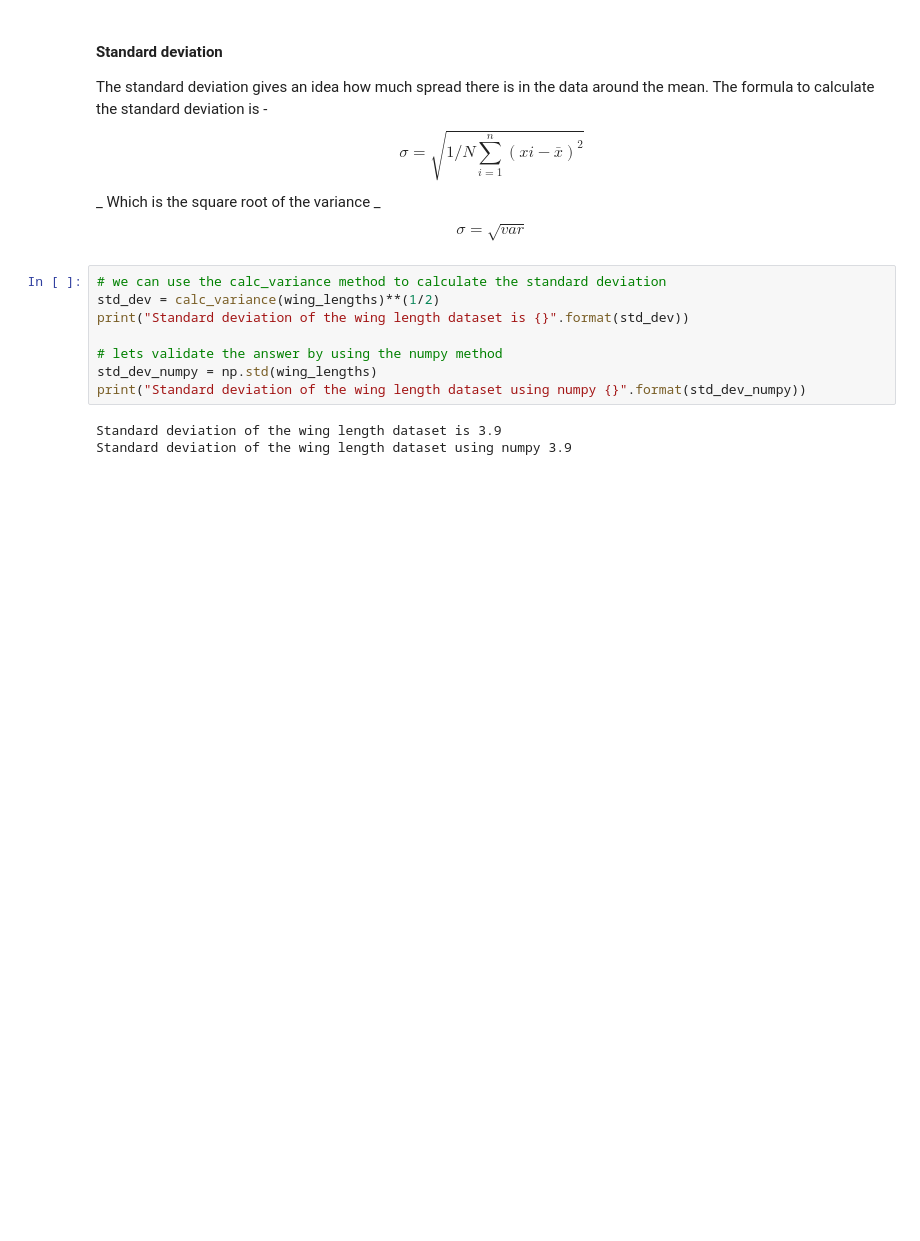
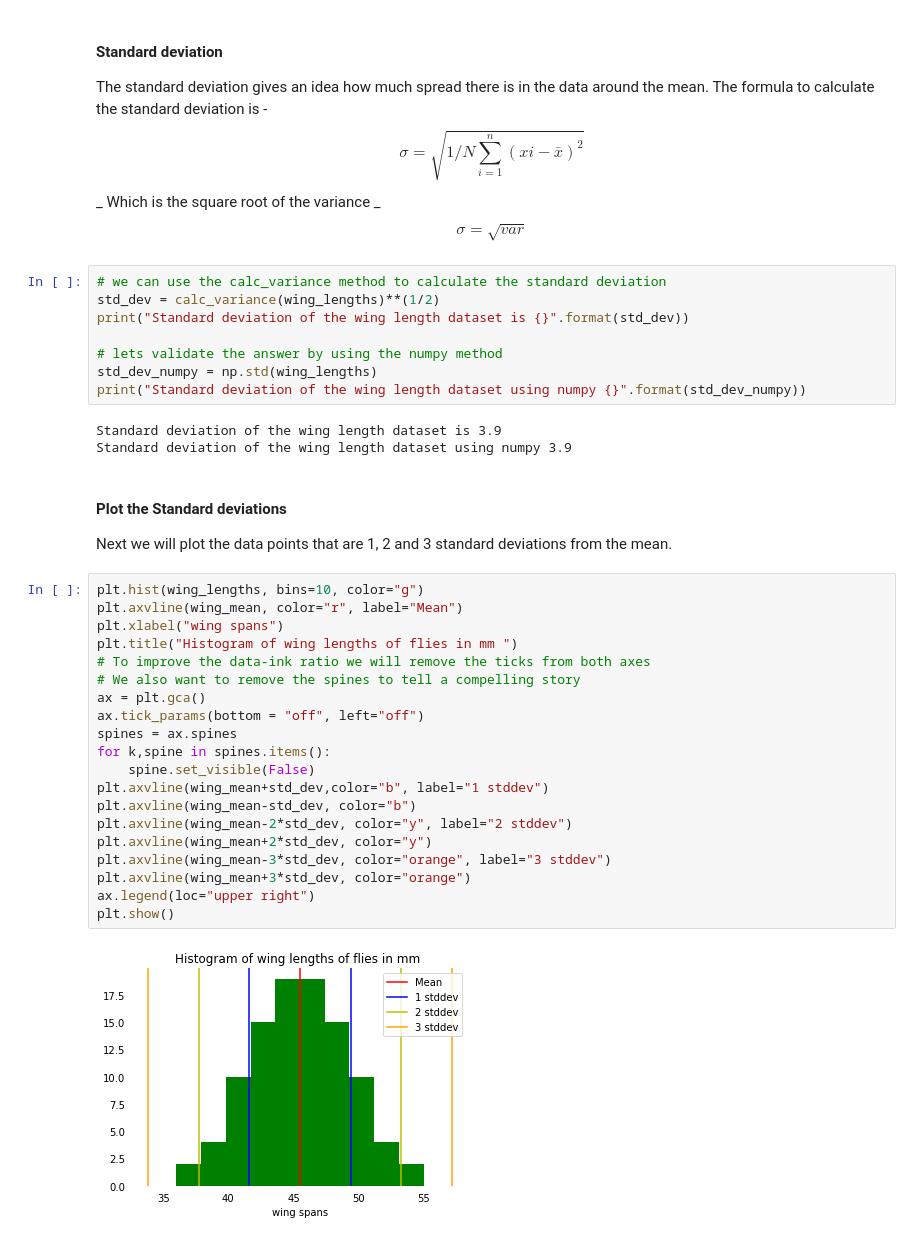
Before and after one commit to jkoyan/datascience_reference, a Jupyter notebook: statistics/univariate_and_bivariate_statistics.ipynb, the cells around one changed output. Saved outputs shown, nothing was run; the diff lists cells and outputs as text; blank space fills up the shorter version.

Commit message:
checking in the nba_2013.csv used as dataset for bivariate statistical analysis, updated the python notebook with code to plot scatter plots.

```diff
--- a/statistics/univariate_and_bivariate_statistics.ipynb
+++ b/statistics/univariate_and_bivariate_statistics.ipynb
@@ -108,3 +108,28 @@ print("Standard deviation of the wing length dataset using numpy {}".format(std_
 # %% [output]
 Standard deviation of the wing length dataset is 3.9
 Standard deviation of the wing length dataset using numpy 3.9
+# %% [markdown]
+#### Plot the Standard deviations
+Next we will plot the data points that are 1, 2 and 3 standard deviations from the mean.
+# %%
+plt.hist(wing_lengths, bins=10, color="g")
+plt.axvline(wing_mean, color="r", label="Mean")
+plt.xlabel("wing spans")
+plt.title("Histogram of wing lengths of flies in mm ")
+# To improve the data-ink ratio we will remove the ticks from both axes
+# We also want to remove the spines to tell a compelling story
+ax = plt.gca()
+ax.tick_params(bottom = "off", left="off")
+spines = ax.spines
+for k,spine in spines.items():
+    spine.set_visible(False)
+plt.axvline(wing_mean+std_dev,color="b", label="1 stddev")
+plt.axvline(wing_mean-std_dev, color="b")
+plt.axvline(wing_mean-2*std_dev, color="y", label="2 stddev")
+plt.axvline(wing_mean+2*std_dev, color="y")
+plt.axvline(wing_mean-3*std_dev, color="orange", label="3 stddev")
+plt.axvline(wing_mean+3*std_dev, color="orange")
+ax.legend(loc="upper right")
+plt.show()
+# %% [output]
+[figure, added]
```
Also changed, not shown: parts of 7 cells of this notebook, 1 other file.
